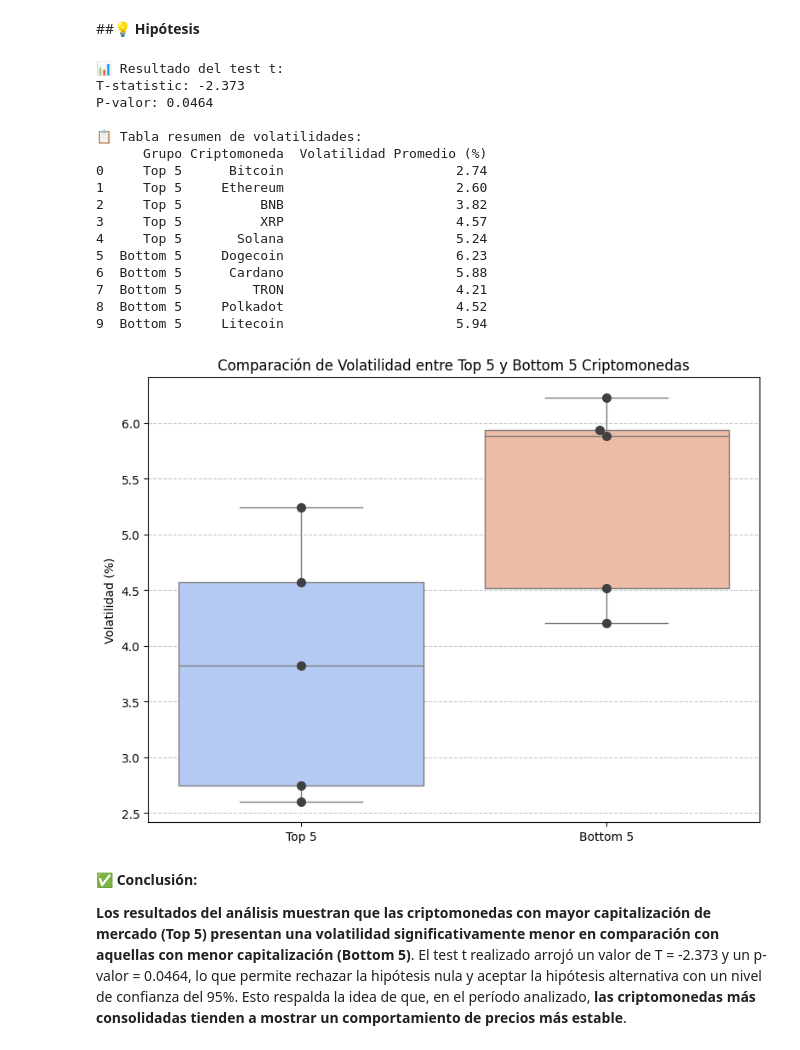
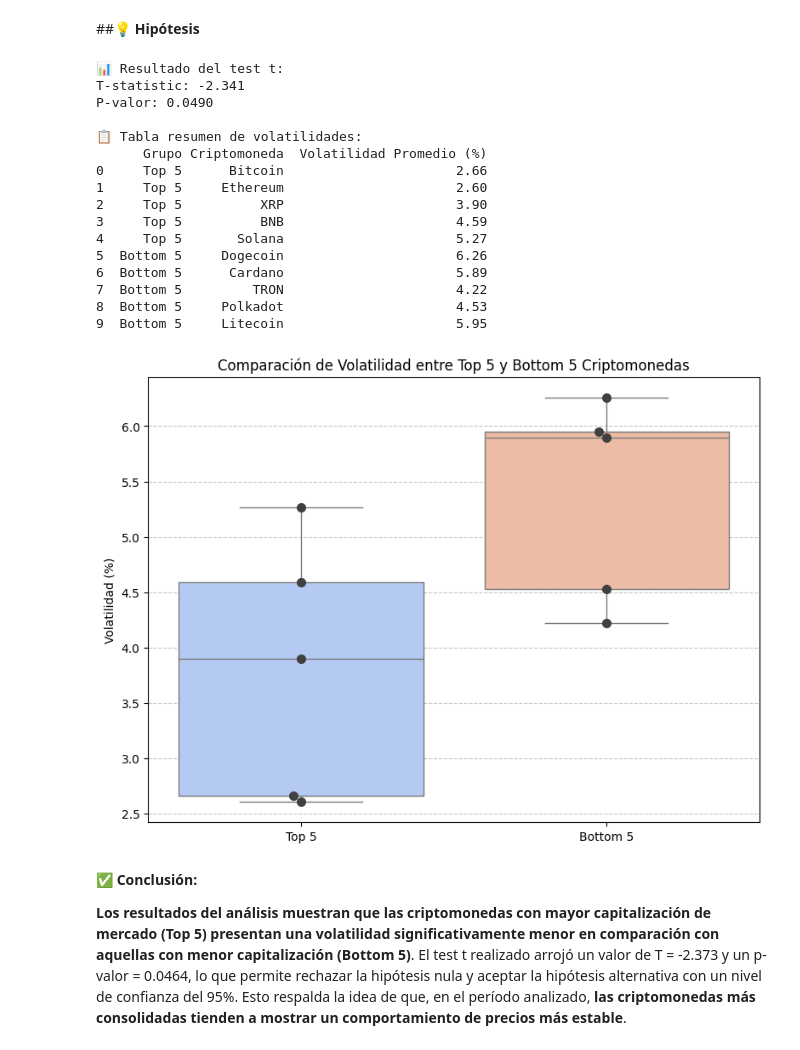
Before and after one commit to TraversaOlazabal/Data-Science-2---ML, a Jupyter notebook: CriptoAnalytics_AlejandroTraversaOlazabal.ipynb, the cells around one changed output. Cells and saved outputs as stored; diff of their text form; code cells hidden in the pictures.

```diff
--- a/CriptoAnalytics_AlejandroTraversaOlazabal.ipynb
+++ b/CriptoAnalytics_AlejandroTraversaOlazabal.ipynb
@@ -1367,8 +1365,5 @@ ValueError: Could not interpret value `daily_return` for `y`. An entry with this
-# %%
-df_merged["daily_return"] = df_merged.groupby("name")["closing_price"].pct_change()
 # %%
-# Desviación estándar de los retornos diarios
-df_volatilidad = df_merged.groupby("name")["daily_return"].std().reset_index()
+df_volatilidad = df_merged.groupby("name")["daily_pct_change"].std().reset_index()
 df_volatilidad.columns = ["Criptomoneda", "Volatilidad"]
 df_volatilidad = df_volatilidad.sort_values("Volatilidad", ascending=False)
 # %%
@@ -1463,7 +1459,7 @@ criptos = df_merged['name'].unique()
 for cripto in criptos:
     df_c = df_merged[df_merged['name'] == cripto].sort_values('date').reset_index(drop=True)
     precios = df_c['closing_price']
-    retornos = df_c['daily_return']
+    retornos = df_c['daily_pct_change']
 
     # Encontrar índices con caídas significativas
     caidas_idx = retornos[retornos <= umbral_caida].index
@@ -1522,15 +1518,15 @@ bottom_5 = avg_market_cap.tail(5).index.tolist()
 
 # 3. Calcular retornos diarios si aún no están calculados
 df_merged = df_merged.sort_values(["name", "date"])
-df_merged["daily_return"] = df_merged.groupby("name")["closing_price"].pct_change()
+df_merged["daily_pct_change"] = df_merged.groupby("name")["closing_price"].pct_change()
 
 # 4. Filtrar datos por grupos
 df_top5 = df_merged[df_merged["name"].isin(top_5)]
 df_bottom5 = df_merged[df_merged["name"].isin(bottom_5)]
 
 # 5. Calcular volatilidad (desviación estándar) por criptomoneda
-vol_top5 = df_top5.groupby("name")["daily_return"].std()
-vol_bottom5 = df_bottom5.groupby("name")["daily_return"].std()
+vol_top5 = df_top5.groupby("name")["daily_pct_change"].std()
+vol_bottom5 = df_bottom5.groupby("name")["daily_pct_change"].std()
 
 # 6. Test t para comparar medias de volatilidad
 t_stat, p_valor = ttest_ind(vol_top5, vol_bottom5, equal_var=False)
@@ -1551,62 +1547,60 @@ print("\n📋 Tabla resumen de volatilidades:")
 print(resumen)
 # %% [output]
 📊 Resultado del test t:
-T-statistic: -2.373
-P-valor: 0.0464
+T-statistic: -2.341
+P-valor: 0.0490
 
 📋 Tabla resumen de volatilidades:
       Grupo Criptomoneda  Volatilidad Promedio (%)
-0     Top 5      Bitcoin                      2.74
+0     Top 5      Bitcoin                      2.66
 1     Top 5     Ethereum                      2.60
-2     Top 5          BNB                      3.82
-3     Top 5          XRP                      4.57
-4     Top 5       Solana                      5.24
-5  Bottom 5     Dogecoin                      6.23
-6  Bottom 5      Cardano                      5.88
-7  Bottom 5         TRON                      4.21
-8  Bottom 5     Polkadot                      4.52
-9  Bottom 5     Litecoin                      5.94
+2     Top 5          XRP                      3.90
+3     Top 5          BNB                      4.59
+4     Top 5       Solana                      5.27
+5  Bottom 5     Dogecoin                      6.26
+6  Bottom 5      Cardano                      5.89
+7  Bottom 5         TRON                      4.22
+8  Bottom 5     Polkadot                      4.53
+9  Bottom 5     Litecoin                      5.95
 # %%
 import pandas as pd
 import numpy as np
 import matplotlib.pyplot as plt
 import seaborn as sns
 
-# Primero definimos las listas de top 5 y bottom 5 según market_cap_rank
+# Definir top 5 y bottom 5 según promedio de market_cap_rank
 top_5 = df_merged.groupby("name")["market_cap_rank"].mean().sort_values().head(5).index.tolist()
 bottom_5 = df_merged.groupby("name")["market_cap_rank"].mean().sort_values(ascending=False).head(5).index.tolist()
 
-# Función para calcular volatilidad como std de retornos diarios * 100 (%)
+# Función corregida: usa la columna ya existente
 def calcular_volatilidad(df, cripto):
     df_c = df[df["name"] == cripto]
-    df_c = df_c.copy()
-    df_c["daily_return"] = df_c["closing_price"].pct_change()
-    return df_c["daily_return"].std() * 100
+    return df_c["daily_pct_change"].std() * 100  # En porcentaje
 
 # Calcular volatilidad para top 5 y bottom 5
 vol_top_5 = {cripto: calcular_volatilidad(df_merged, cripto) for cripto in top_5}
 vol_bottom_5 = {cripto: calcular_volatilidad(df_merged, cripto) for cripto in bottom_5}
 
-# Crear DataFrame para el gráfico
+# Crear DataFrame para graficar
 df_volatilidad = pd.DataFrame({
     "Criptomoneda": top_5 + bottom_5,
     "Volatilidad (%)": [vol_top_5[c] for c in top_5] + [vol_bottom_5[c] for c in bottom_5],
     "Grupo": ["Top 5"] * 5 + ["Bottom 5"] * 5
 })
 
 # Gráfico boxplot con puntos individuales
 plt.figure(figsize=(8, 6))
 sns.boxplot(x="Grupo", y="Volatilidad (%)", data=df_volatilidad, hue="Grupo", palette="coolwarm", legend=False)
 sns.swarmplot(x="Grupo", y="Volatilidad (%)", data=df_volatilidad, color=".25", size=8)
 
 plt.title("Comparación de Volatilidad entre Top 5 y Bottom 5 Criptomonedas")
 plt.ylabel("Volatilidad (%)")
 plt.xlabel("")
 plt.grid(axis='y', linestyle='--', alpha=0.7)
 plt.tight_layout()
 plt.show()
 # %% [output]
-[figure, old version]
+[figure, new version]
 # %% [markdown]
 ✅ **Conclusión:**
 
```
Also changed, not shown: parts of 16 cells of this notebook.
